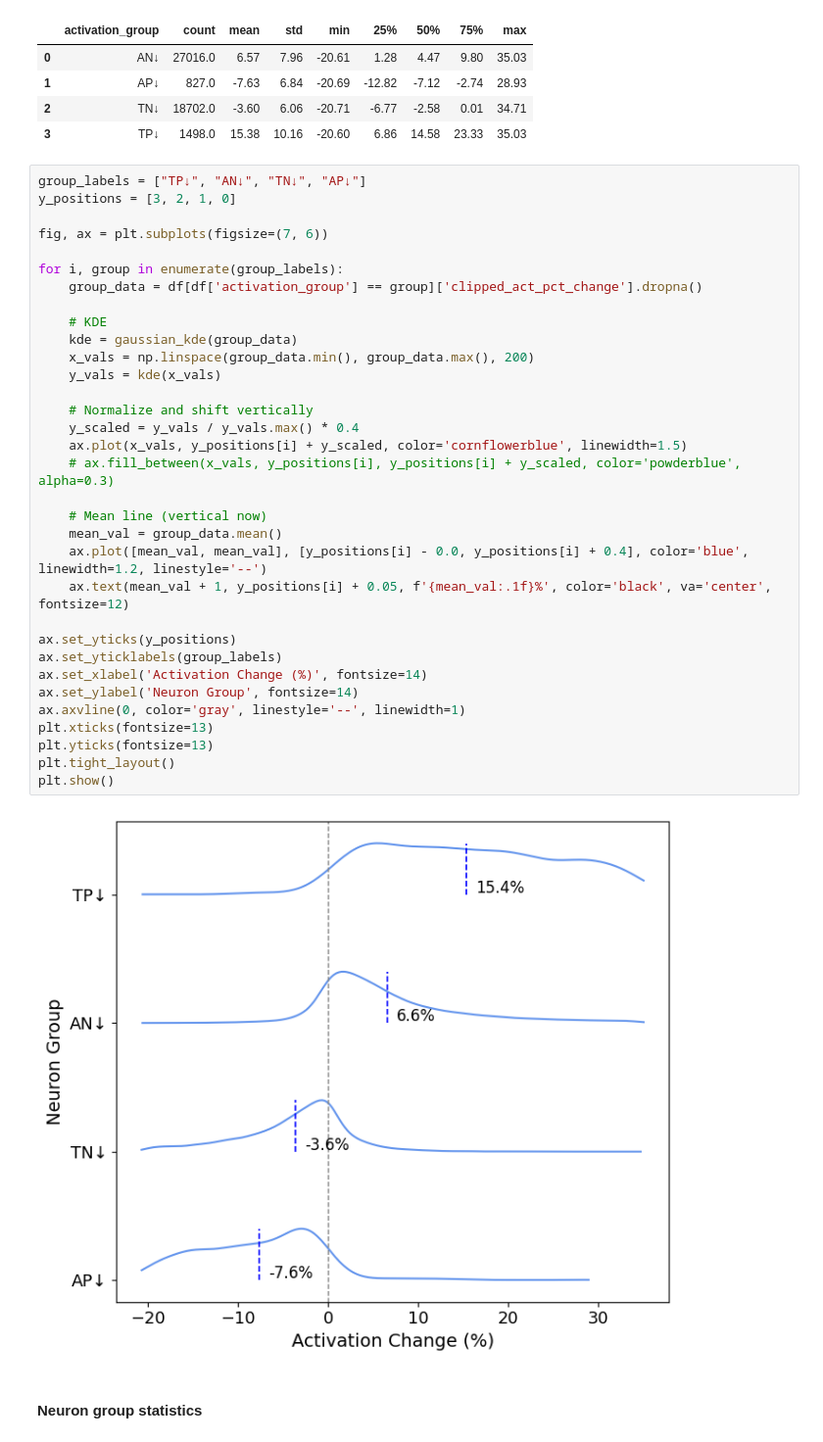
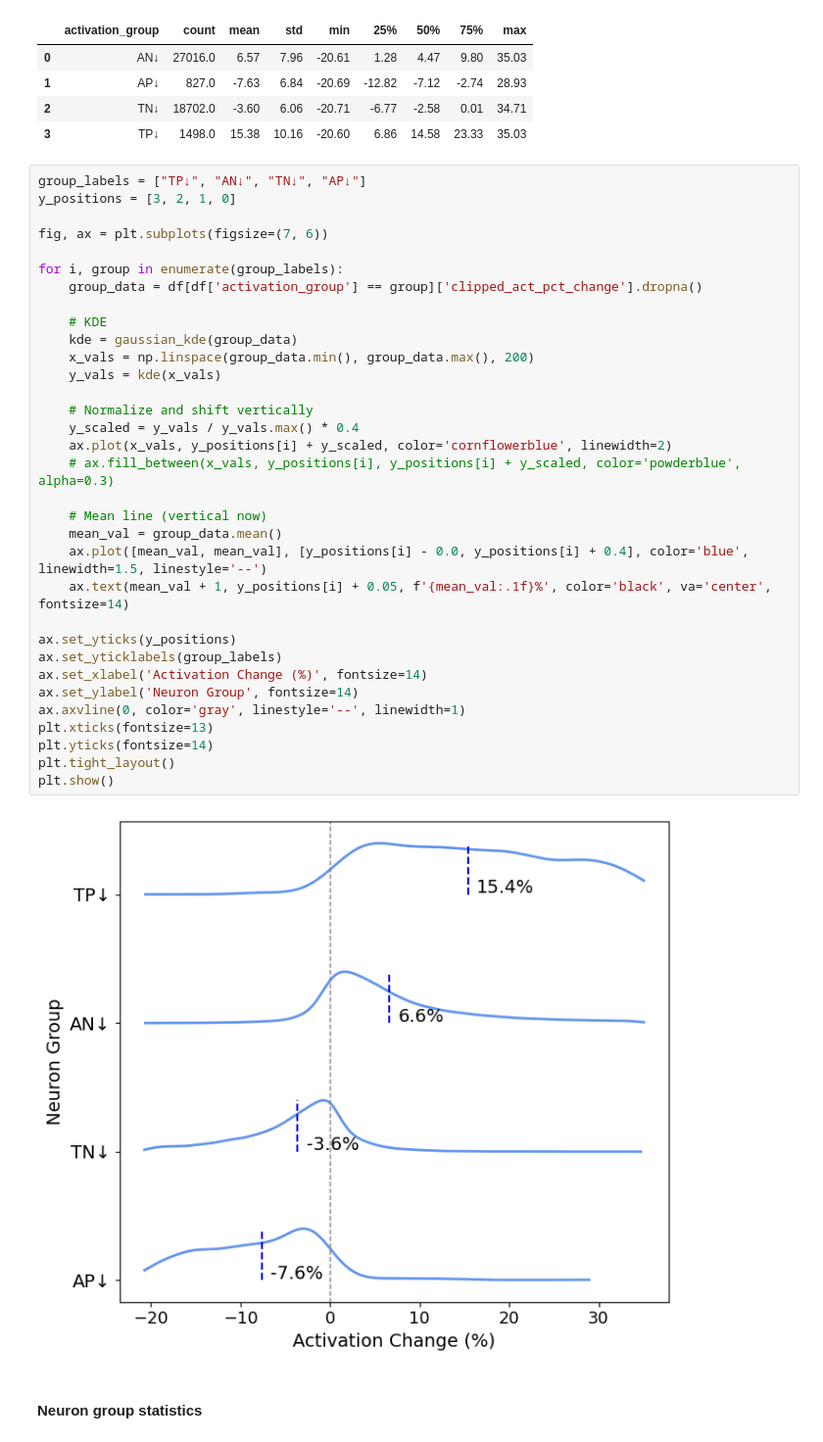
Before and after one commit to PamelaBha/MIB, a Jupyter notebook: toxicity/graphs/contribution_plot_gpt2.ipynb, the cells around one changed output. Shown at 98% size. Drawn from its saved outputs; the diff is of its cells as text.

```diff
--- a/toxicity/graphs/contribution_plot_gpt2.ipynb
+++ b/toxicity/graphs/contribution_plot_gpt2.ipynb
@@ -263,38 +259,38 @@ grouped_stats.round(2)
 # %%
 group_labels = ["TP↓", "AN↓", "TN↓", "AP↓"]
 y_positions = [3, 2, 1, 0]
 
 fig, ax = plt.subplots(figsize=(7, 6))
 
 for i, group in enumerate(group_labels):
     group_data = df[df['activation_group'] == group]['clipped_act_pct_change'].dropna()
 
     # KDE
     kde = gaussian_kde(group_data)
     x_vals = np.linspace(group_data.min(), group_data.max(), 200)
     y_vals = kde(x_vals)
 
     # Normalize and shift vertically
     y_scaled = y_vals / y_vals.max() * 0.4
-    ax.plot(x_vals, y_positions[i] + y_scaled, color='cornflowerblue', linewidth=1.5)
+    ax.plot(x_vals, y_positions[i] + y_scaled, color='cornflowerblue', linewidth=2)
     # ax.fill_between(x_vals, y_positions[i], y_positions[i] + y_scaled, color='powderblue', alpha=0.3)
 
     # Mean line (vertical now)
     mean_val = group_data.mean()
-    ax.plot([mean_val, mean_val], [y_positions[i] - 0.0, y_positions[i] + 0.4], color='blue', linewidth=1.2, linestyle='--')
-    ax.text(mean_val + 1, y_positions[i] + 0.05, f'{mean_val:.1f}%', color='black', va='center', fontsize=12)
+    ax.plot([mean_val, mean_val], [y_positions[i] - 0.0, y_positions[i] + 0.4], color='blue', linewidth=1.5, linestyle='--')
+    ax.text(mean_val + 1, y_positions[i] + 0.05, f'{mean_val:.1f}%', color='black', va='center', fontsize=14)
 
 ax.set_yticks(y_positions)
 ax.set_yticklabels(group_labels)
 ax.set_xlabel('Activation Change (%)', fontsize=14)
 ax.set_ylabel('Neuron Group', fontsize=14)
 ax.axvline(0, color='gray', linestyle='--', linewidth=1)
 plt.xticks(fontsize=13)
-plt.yticks(fontsize=13)
+plt.yticks(fontsize=14)
 plt.tight_layout()
 plt.show()
 # %% [output]
-[figure, old version]
+[figure, new version]
 # %% [markdown]
 #### Neuron group statistics
 # %%
```
Also changed, not shown: parts of 4 cells of this notebook, 10 other files.
